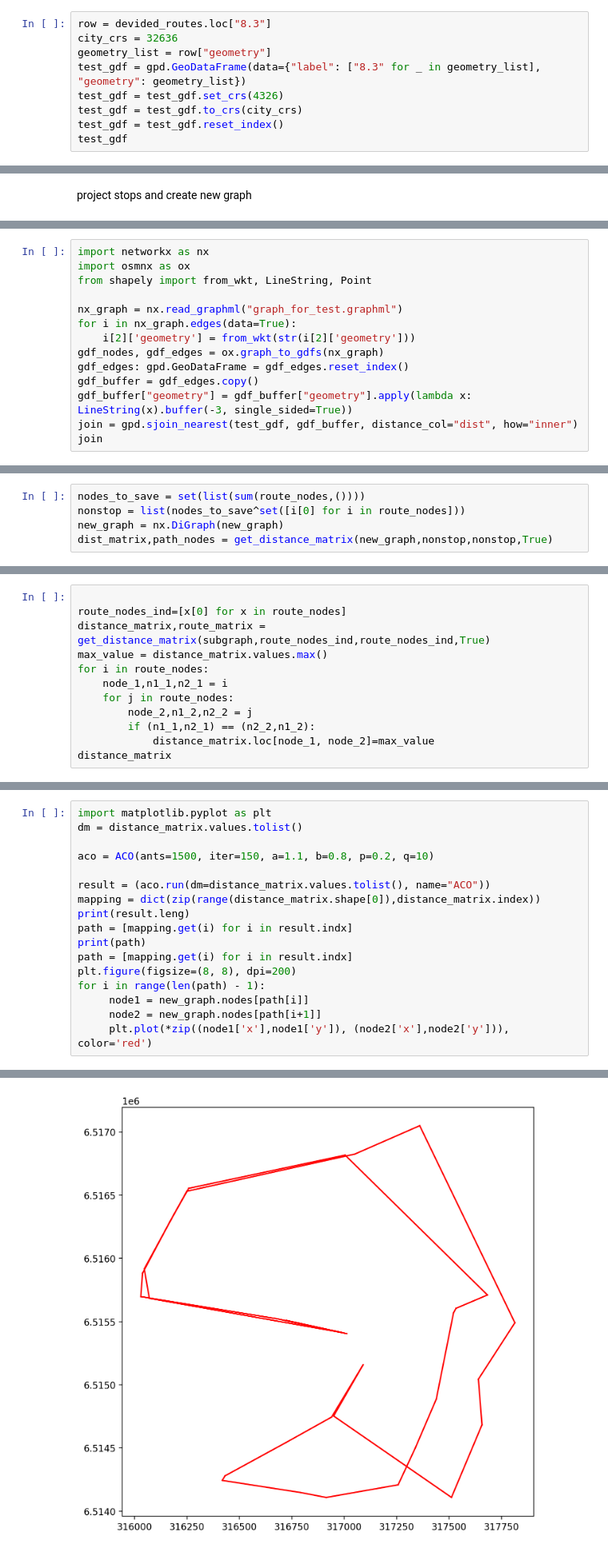
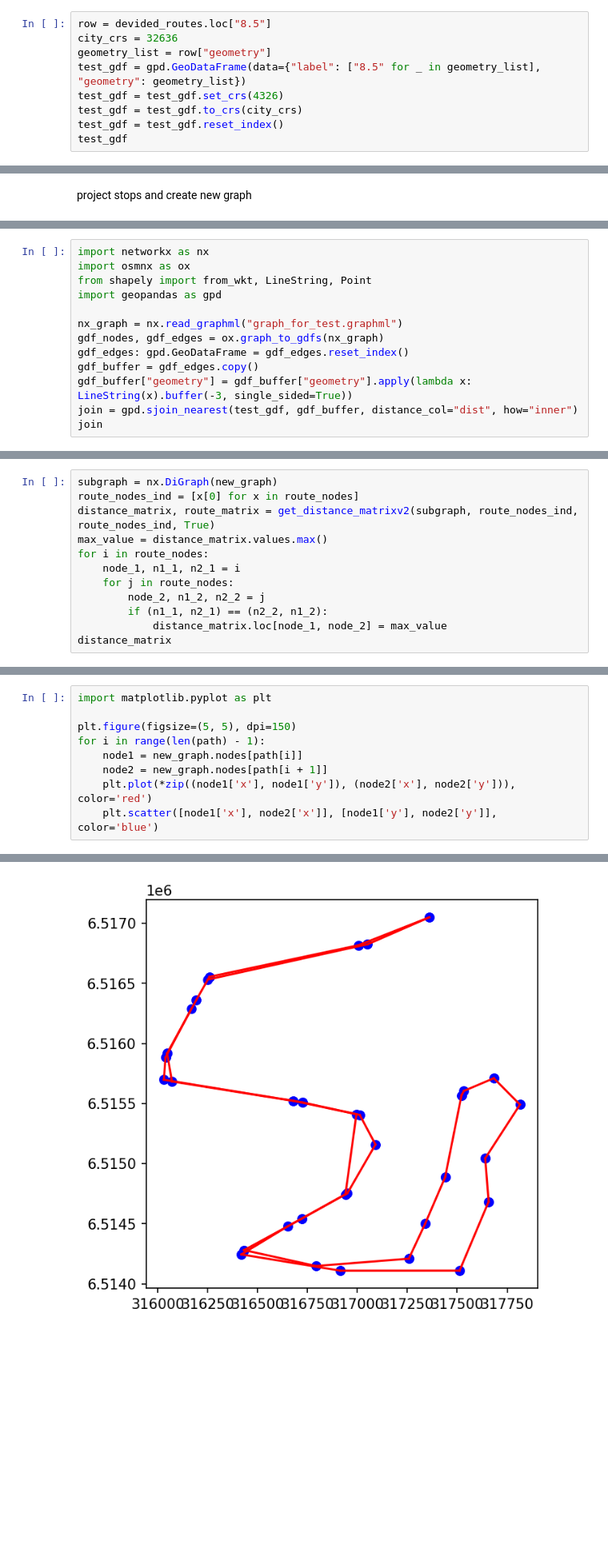
Before and after one commit to DDonnyy/dongraphio, a Jupyter notebook: src/dongraphio/hamilton_graph/test.ipynb, the cells around one changed output, grey strips where cells are left out. Shown: that part at 80% size. Cells and saved outputs as stored; diff of their text form; blank space fills up the shorter version.

```diff
--- a/src/dongraphio/hamilton_graph/test.ipynb
+++ b/src/dongraphio/hamilton_graph/test.ipynb
@@ -145,8 +121,8 @@ devided_routes
 # %%
-row = devided_routes.loc["8.3"]
+row = devided_routes.loc["8.5"]
 city_crs = 32636
 geometry_list = row["geometry"]
-test_gdf = gpd.GeoDataFrame(data={"label": ["8.3" for _ in geometry_list], "geometry": geometry_list})
+test_gdf = gpd.GeoDataFrame(data={"label": ["8.5" for _ in geometry_list], "geometry": geometry_list})
 test_gdf = test_gdf.set_crs(4326)
 test_gdf = test_gdf.to_crs(city_crs)
 test_gdf = test_gdf.reset_index()
@@ -175,10 +153,9 @@ project stops and create new graph
 import networkx as nx
 import osmnx as ox
 from shapely import from_wkt, LineString, Point
+import geopandas as gpd
 
 nx_graph = nx.read_graphml("graph_for_test.graphml")
-for i in nx_graph.edges(data=True):
-    i[2]['geometry'] = from_wkt(str(i[2]['geometry']))
 gdf_nodes, gdf_edges = ox.graph_to_gdfs(nx_graph)
 gdf_edges: gpd.GeoDataFrame = gdf_edges.reset_index()
 gdf_buffer = gdf_edges.copy()
@@ -292,5 +272,0 @@ route_nodes
-# %%
-nodes_to_save = set(list(sum(route_nodes,())))
-nonstop = list(nodes_to_save^set([i[0] for i in route_nodes]))
-new_graph = nx.DiGraph(new_graph)
-dist_matrix,path_nodes = get_distance_matrix(new_graph,nonstop,nonstop,True)
@@ -412,13 +302,13 @@ nx.write_graphml(subgraph,"subgraph_2.graphml")
 # %%
-
-route_nodes_ind=[x[0] for x in route_nodes]
-distance_matrix,route_matrix = get_distance_matrix(subgraph,route_nodes_ind,route_nodes_ind,True)
+subgraph = nx.DiGraph(new_graph)
+route_nodes_ind = [x[0] for x in route_nodes]
+distance_matrix, route_matrix = get_distance_matrixv2(subgraph, route_nodes_ind, route_nodes_ind, True)
 max_value = distance_matrix.values.max()
 for i in route_nodes:
-    node_1,n1_1,n2_1 = i
+    node_1, n1_1, n2_1 = i
     for j in route_nodes:
-        node_2,n1_2,n2_2 = j
-        if (n1_1,n2_1) == (n2_2,n1_2):
-            distance_matrix.loc[node_1, node_2]=max_value
+        node_2, n1_2, n2_2 = j
+        if (n1_1, n2_1) == (n2_2, n1_2):
+            distance_matrix.loc[node_1, node_2] = max_value
 distance_matrix
 # %% [output]
@@ -610,18 +409,10 @@ class ACO(Base):
 # %%
 import matplotlib.pyplot as plt
-dm = distance_matrix.values.tolist()
 
-aco = ACO(ants=1500, iter=150, a=1.1, b=0.8, p=0.2, q=10)
-
-result = (aco.run(dm=distance_matrix.values.tolist(), name="ACO"))
-mapping = dict(zip(range(distance_matrix.shape[0]),distance_matrix.index))
-print(result.leng)
-path = [mapping.get(i) for i in result.indx]
-print(path)
-path = [mapping.get(i) for i in result.indx]
-plt.figure(figsize=(8, 8), dpi=200)
+plt.figure(figsize=(5, 5), dpi=150)
 for i in range(len(path) - 1):
-     node1 = new_graph.nodes[path[i]]
-     node2 = new_graph.nodes[path[i+1]]
-     plt.plot(*zip((node1['x'],node1['y']), (node2['x'],node2['y'])), color='red')
+    node1 = new_graph.nodes[path[i]]
+    node2 = new_graph.nodes[path[i + 1]]
+    plt.plot(*zip((node1['x'], node1['y']), (node2['x'], node2['y'])), color='red')
+    plt.scatter([node1['x'], node2['x']], [node1['y'], node2['y']], color='blue')
 # %% [output]
@@ -630 +419 @@ for i in range(len(path) - 1):
-[figure, old version]
+[figure, new version]
```
Also changed, not shown: parts of 48 cells of this notebook, 7 other files.
